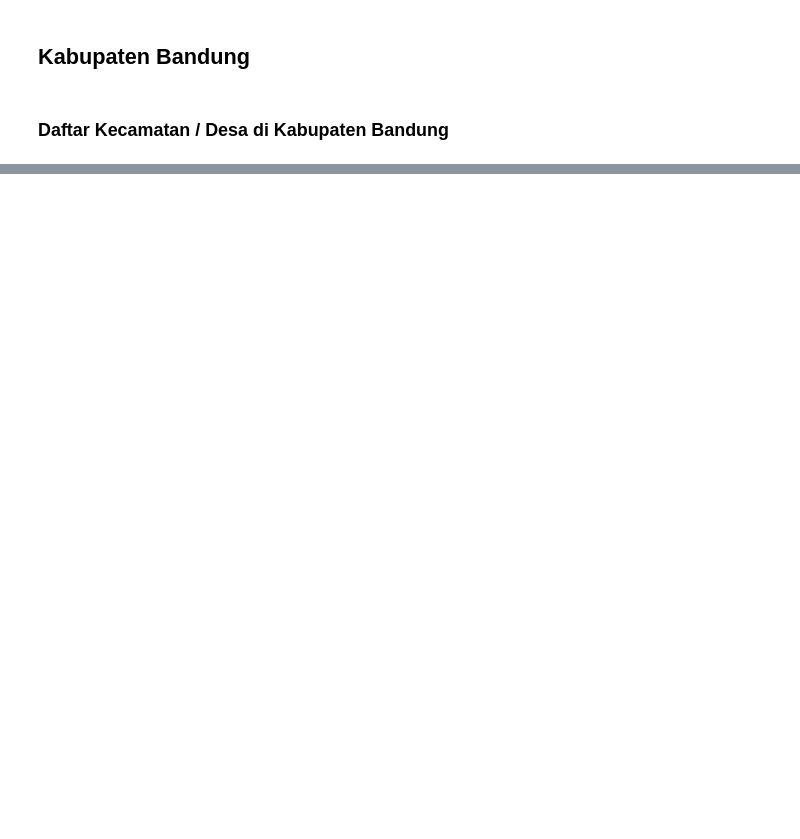
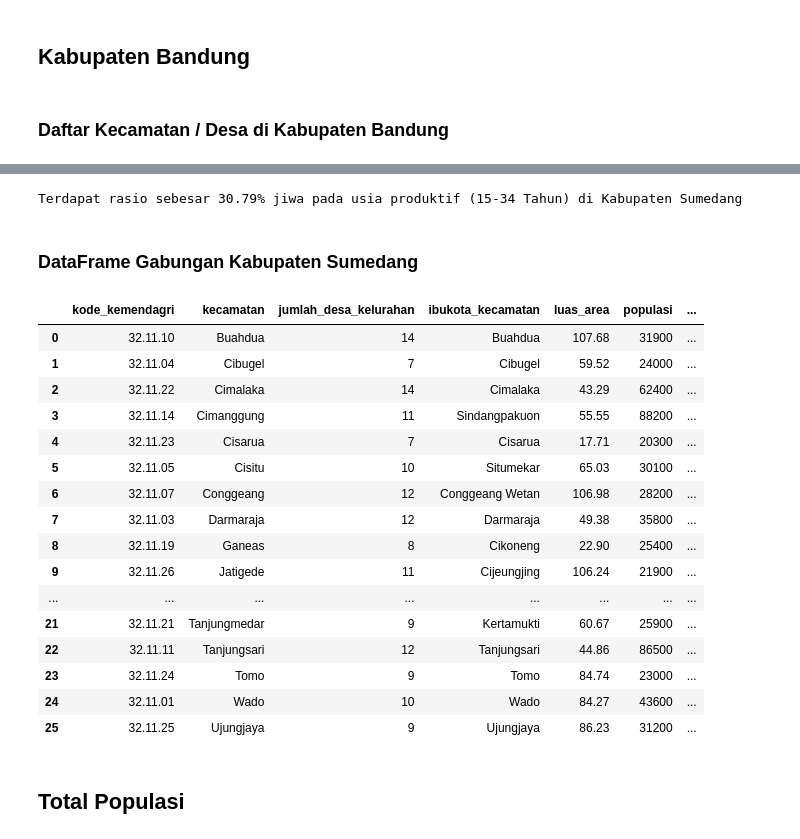
Before and after one commit to akhmadtaufik/project-sampling, a Jupyter notebook: project-sampling.ipynb, the cells around one changed output, grey strips where cells are left out. Drawn from its saved outputs; the diff is of its cells as text; code cells hidden in the pictures; blank space fills up the shorter version.

```diff
--- a/project-sampling.ipynb
+++ b/project-sampling.ipynb
@@ -219,0 +594,14 @@ kec_kab_bandung
+# %%
+# This script is used to process an excel file containing data about the area of districts in Sumedang Regency.
+# Next, we read the excel file and assign it to the variable "luas_bandung_barat"
+luas_sumedang = pd.read_excel("Dataset/kecamatan_kabupaten_sumedang.xlsx", sheet_name="luas_kecamatan")
+
+# We rename the columns to more meaningful names
+luas_sumedang.rename(columns={
+    "Kecamatan" : "kecamatan",
+    "Ibukota Kecamatan" : "ibukota_kecamatan",
+    "Luas Area" : "luas_area"
+}, inplace=True)
+
+luas_sumedang['kecamatan'] = luas_sumedang['kecamatan'].apply(lambda x: x.title())
+luas_sumedang['ibukota_kecamatan'] = luas_sumedang['ibukota_kecamatan'].apply(lambda x: x.title())
@@ -219,0 +610,14 @@ kec_kab_bandung
+# %%
+# This script is used to process an excel file containing data about the population of districts in Sumedang Regency.
+# Next, we read the excel file and assign it to the variable "populasi_sumedang"
+populasi_sumedang = pd.read_excel("Dataset/kecamatan_kabupaten_sumedang.xlsx", sheet_name="populasi_kecamatan")
+
+# We drop the unnecessary columns
+populasi_sumedang.drop(['Populasi (Ribu)'], axis=1, inplace=True)
+
+# We rename the columns to more meaningful names
+populasi_sumedang.rename(columns={
+    "Kecamatan" : "kecamatan",
+    "Populasi" : "populasi",
+    "Laju Pertumbuhan" : "laju_pertumbuhan"
+}, inplace=True)
@@ -219,0 +626,11 @@ kec_kab_bandung
+# %%
+# This script is used to process an excel file containing data about the population density of districts in Sumedang Regency.
+# Next, we read the excel file and assign it to the variable "density_sumedang"
+density_sumedang = pd.read_excel("Dataset/kecamatan_kabupaten_sumedang.xlsx", sheet_name="density_kecamatan")
+
+# We rename the columns to more meaningful names
+density_sumedang.rename(columns={
+    "Kecamatan" : "kecamatan",
+    "Persentase Penduduk" : "persentase_penduduk",
+    "Kepadatan Penduduk" : "kepadatan_penduduk"
+}, inplace=True)
@@ -219,0 +664,33 @@ kec_kab_bandung
+# %%
+usia_prod_sumedang = np.sum(proporsi_age_sex_sumedang.iloc[3:7]['Total']) / np.sum(proporsi_age_sex_sumedang['Total'])
+
+print(f'Terdapat rasio sebesar {usia_prod_sumedang:.2%} jiwa pada usia produktif (15-34 Tahun) di Kabupaten Sumedang')
+# %% [output]
+Terdapat rasio sebesar 30.79% jiwa pada usia produktif (15-34 Tahun) di Kabupaten Sumedang
+# %% [markdown]
+### DataFrame Gabungan Kabupaten Sumedang
+# %%
+merged_sumedang_1 = pd.merge(kec_sumedang, luas_sumedang, how='left')
+merged_sumedang_2 = pd.merge(populasi_sumedang, density_sumedang, how='left')
+df_kab_sumedang = pd.merge(merged_sumedang_1, merged_sumedang_2, how='left')
+df_kab_sumedang
+# %% [output]
+|  | kode_kemendagri | kecamatan | jumlah_desa_kelurahan | ibukota_kecamatan | luas_area | populasi | ... |
+| 0 | 32.11.10 | Buahdua | 14 | Buahdua | 107.68 | 31900 | ... |
+| 1 | 32.11.04 | Cibugel | 7 | Cibugel | 59.52 | 24000 | ... |
+| 2 | 32.11.22 | Cimalaka | 14 | Cimalaka | 43.29 | 62400 | ... |
+| 3 | 32.11.14 | Cimanggung | 11 | Sindangpakuon | 55.55 | 88200 | ... |
+| 4 | 32.11.23 | Cisarua | 7 | Cisarua | 17.71 | 20300 | ... |
+| 5 | 32.11.05 | Cisitu | 10 | Situmekar | 65.03 | 30100 | ... |
+| 6 | 32.11.07 | Conggeang | 12 | Conggeang Wetan | 106.98 | 28200 | ... |
+| 7 | 32.11.03 | Darmaraja | 12 | Darmaraja | 49.38 | 35800 | ... |
+| 8 | 32.11.19 | Ganeas | 8 | Cikoneng | 22.90 | 25400 | ... |
+| 9 | 32.11.26 | Jatigede | 11 | Cijeungjing | 106.24 | 21900 | ... |
+| ... | ... | ... | ... | ... | ... | ... | ... |
+| 21 | 32.11.21 | Tanjungmedar | 9 | Kertamukti | 60.67 | 25900 | ... |
+| 22 | 32.11.11 | Tanjungsari | 12 | Tanjungsari | 44.86 | 86500 | ... |
+| 23 | 32.11.24 | Tomo | 9 | Tomo | 84.74 | 23000 | ... |
+| 24 | 32.11.01 | Wado | 10 | Wado | 84.27 | 43600 | ... |
+| 25 | 32.11.25 | Ujungjaya | 9 | Ujungjaya | 86.23 | 31200 | ... |
+# %% [markdown]
+## Total Populasi
```
Also changed, not shown: parts of 64 cells of this notebook.
